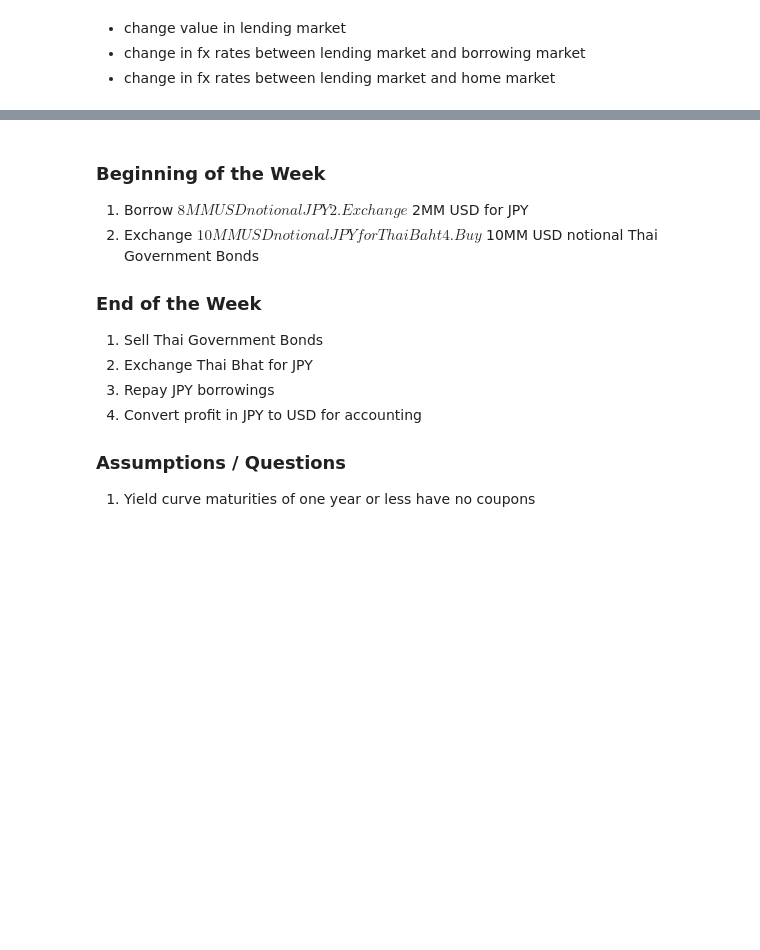
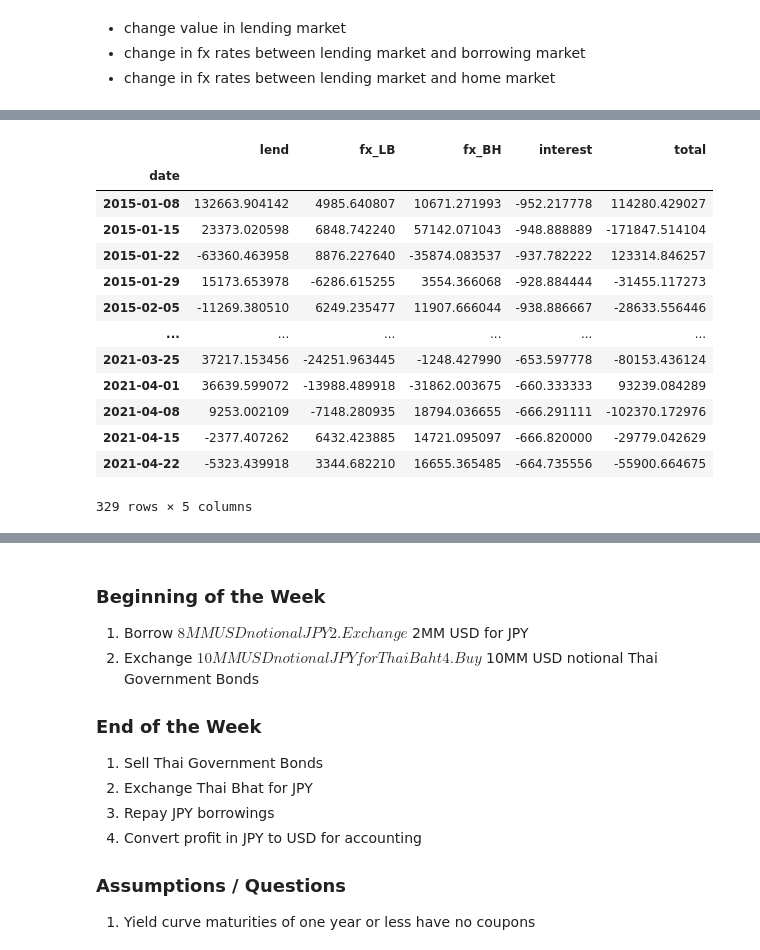
Before and after one commit to CalebEverett/finm33150-carry-trade, a Jupyter notebook: carry_trade.ipynb, the cells around one changed output, grey strips where cells are left out. Saved outputs shown, nothing was run; the diff lists cells and outputs as text; code cells hidden in the pictures; blank space fills up the shorter version.

```diff
--- a/carry_trade.ipynb
+++ b/carry_trade.ipynb
@@ -58,10 +58,11 @@ strategies = [
     {"yc_L": "IDN", "fx_B": "JPY", "fx_L": "IDR", "libor": "JPY3MTD156N", "leverage": 0.8},
 ]
 # %%
+strategy = strategies[2]
 date_range = pd.date_range("2015-01-01", "2021-04-26", freq="7D")
 # %%
 df_ret, df_profit = utils.run_strategy(
-    **strategies[1],
+    **strategy,
     date_range=date_range,
     dfs_yc=dfs_yc,
     dfs_fx=dfs_fx,
@@ -113,3 +90,20 @@ This is the format of your plot grid:
+# %%
+df_profit
+# %% [output]
+|  | lend | fx_LB | fx_BH | interest | total |
+| date |  |  |  |  |  |
+| 2015-01-08 | 132663.904142 | 4985.640807 | 10671.271993 | -952.217778 | 114280.429027 |
+| 2015-01-15 | 23373.020598 | 6848.742240 | 57142.071043 | -948.888889 | -171847.514104 |
+| 2015-01-22 | -63360.463958 | 8876.227640 | -35874.083537 | -937.782222 | 123314.846257 |
+| 2015-01-29 | 15173.653978 | -6286.615255 | 3554.366068 | -928.884444 | -31455.117273 |
+| 2015-02-05 | -11269.380510 | 6249.235477 | 11907.666044 | -938.886667 | -28633.556446 |
+| ... | ... | ... | ... | ... | ... |
+| 2021-03-25 | 37217.153456 | -24251.963445 | -1248.427990 | -653.597778 | -80153.436124 |
+| 2021-04-01 | 36639.599072 | -13988.489918 | -31862.003675 | -660.333333 | 93239.084289 |
+| 2021-04-08 | 9253.002109 | -7148.280935 | 18794.036655 | -666.291111 | -102370.172976 |
+| 2021-04-15 | -2377.407262 | 6432.423885 | 14721.095097 | -666.820000 | -29779.042629 |
+| 2021-04-22 | -5323.439918 | 3344.682210 | 16655.365485 | -664.735556 | -55900.664675 |
+329 rows × 5 columns
 # %%
 ycs = pd.concat([zcb_L0, zcb_L1], axis=1)
 ycs.columns = ["zcb_0", "zcb_1"]
```
Also changed, not shown: parts of 14 cells of this notebook, 1 other file.
